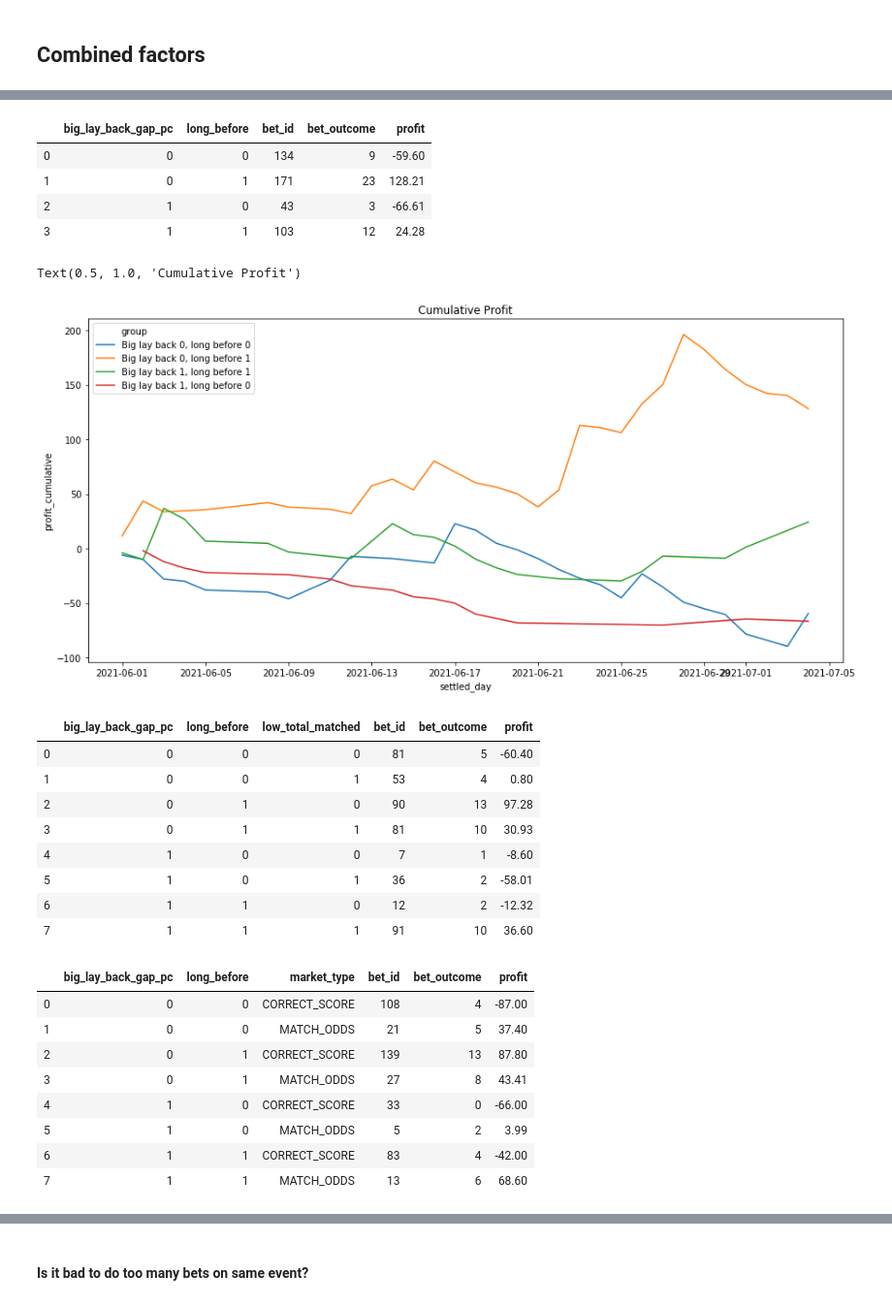
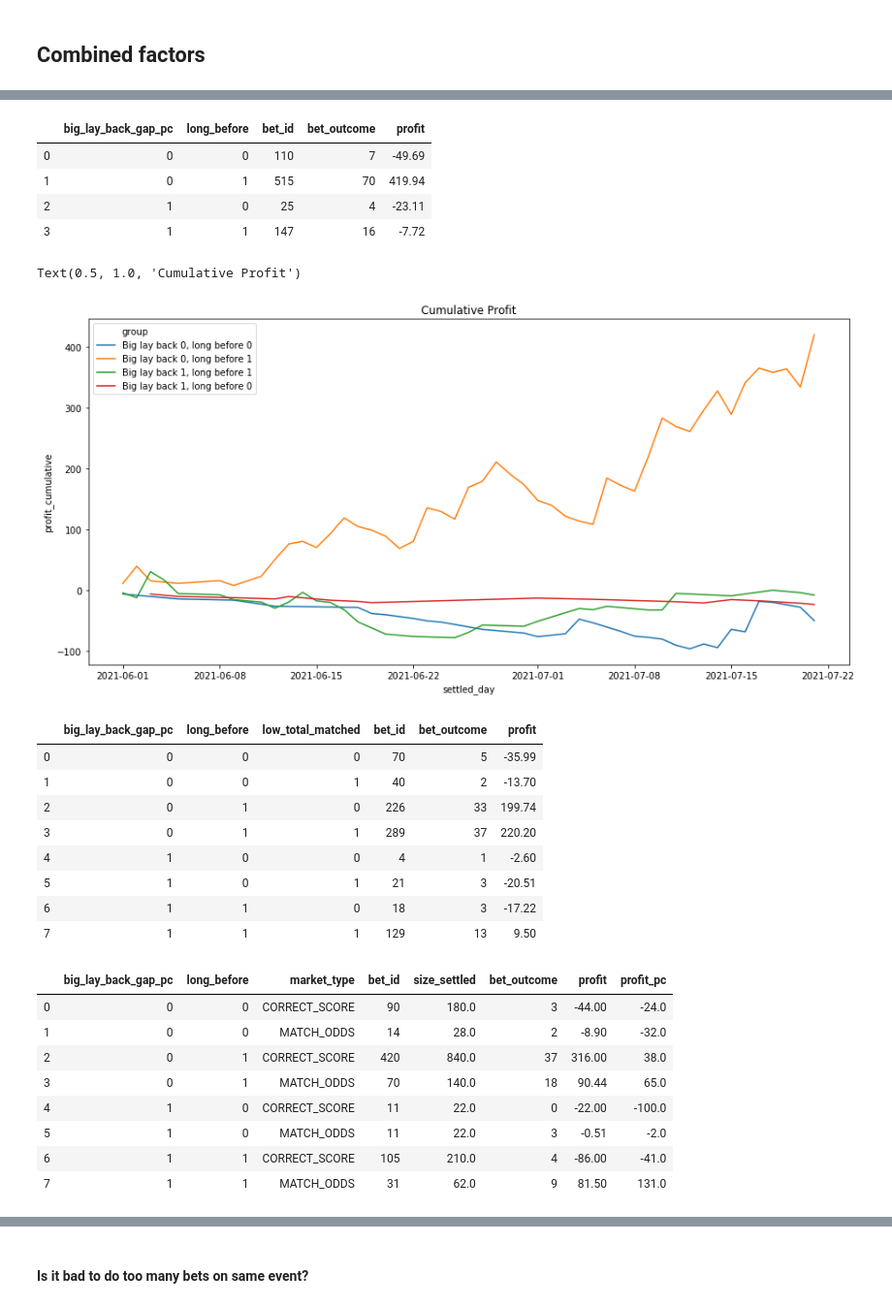
Before and after one commit to AngusMcKay/free_money, a Jupyter notebook: tote/Betfair football monitor.ipynb, the cells around one changed output, grey strips where cells are left out. Shown at 97% size. Cells and saved outputs as stored; diff of their text form; code cells hidden in the pictures.

```diff
--- a/tote/Betfair football monitor.ipynb
+++ b/tote/Betfair football monitor.ipynb
@@ -604,5 +707,5 @@ Text(0.5, 1.0, 'Cumulative Profit')
 # %%
-predictions_data['long_before'] = (predictions_data['minutes_to_event']>240)*1
+predictions_data['long_before'] = (predictions_data['minutes_to_event']>60)*1
 predictions_data.groupby(['long_before', 'market_type']).agg({
     'bet_id': len,
     'bet_outcome': lambda x: sum(np.array(x)=='WON'),
@@ -692,10 +800,10 @@ predictions_data.groupby(['big_lay_back_gap_pc', 'long_before']).agg({
 }).reset_index().sort_values(['big_lay_back_gap_pc', 'long_before'])
 # %% [output]
 |  | big_lay_back_gap_pc | long_before | bet_id | bet_outcome | profit |
-| 0 | 0 | 0 | 134 | 9 | -59.60 |
-| 1 | 0 | 1 | 171 | 23 | 128.21 |
-| 2 | 1 | 0 | 43 | 3 | -66.61 |
-| 3 | 1 | 1 | 103 | 12 | 24.28 |
+| 0 | 0 | 0 | 110 | 7 | -49.69 |
+| 1 | 0 | 1 | 515 | 70 | 419.94 |
+| 2 | 1 | 0 | 25 | 4 | -23.11 |
+| 3 | 1 | 1 | 147 | 16 | -7.72 |
 # %%
 daily_aggs_comb = predictions_data.groupby(['settled_day', 'big_lay_back_gap_pc', 'long_before'])['profit'].sum().reset_index().sort_values('settled_day')
 daily_aggs_comb['profit_cumulative'] = daily_aggs_comb.groupby(['big_lay_back_gap_pc', 'long_before'])['profit'].cumsum()
@@ -707,7 +815,7 @@ sns.lineplot(data=daily_aggs_comb, x='settled_day', y='profit_cumulative', hue='
 #sns.lineplot(data=daily_aggs_comb, x='settled_day', y='profit', ax=ax, label='Daily Profit')
 # %% [output]
 Text(0.5, 1.0, 'Cumulative Profit')
-[figure, old version]
+[figure, new version]
 # %%
 predictions_data.groupby(['big_lay_back_gap_pc', 'long_before', 'low_total_matched']).agg({
     'bet_id': len,
@@ -716,30 +824,33 @@ predictions_data.groupby(['big_lay_back_gap_pc', 'long_before', 'low_total_match
 }).reset_index().sort_values(['big_lay_back_gap_pc', 'long_before', 'low_total_matched'])
 # %% [output]
 |  | big_lay_back_gap_pc | long_before | low_total_matched | bet_id | bet_outcome | profit |
-| 0 | 0 | 0 | 0 | 81 | 5 | -60.40 |
-| 1 | 0 | 0 | 1 | 53 | 4 | 0.80 |
-| 2 | 0 | 1 | 0 | 90 | 13 | 97.28 |
-| 3 | 0 | 1 | 1 | 81 | 10 | 30.93 |
-| 4 | 1 | 0 | 0 | 7 | 1 | -8.60 |
-| 5 | 1 | 0 | 1 | 36 | 2 | -58.01 |
-| 6 | 1 | 1 | 0 | 12 | 2 | -12.32 |
-| 7 | 1 | 1 | 1 | 91 | 10 | 36.60 |
+| 0 | 0 | 0 | 0 | 70 | 5 | -35.99 |
+| 1 | 0 | 0 | 1 | 40 | 2 | -13.70 |
+| 2 | 0 | 1 | 0 | 226 | 33 | 199.74 |
+| 3 | 0 | 1 | 1 | 289 | 37 | 220.20 |
+| 4 | 1 | 0 | 0 | 4 | 1 | -2.60 |
+| 5 | 1 | 0 | 1 | 21 | 3 | -20.51 |
+| 6 | 1 | 1 | 0 | 18 | 3 | -17.22 |
+| 7 | 1 | 1 | 1 | 129 | 13 | 9.50 |
 # %%
-predictions_data[predictions_data['market_type'].isin(['MATCH_ODDS', 'CORRECT_SCORE'])].groupby(['big_lay_back_gap_pc', 'long_before', 'market_type']).agg({
+to_show = predictions_data[predictions_data['market_type'].isin(['MATCH_ODDS', 'CORRECT_SCORE'])].groupby(['big_lay_back_gap_pc', 'long_before', 'market_type']).agg({
     'bet_id': len,
+    'size_settled': sum,
     'bet_outcome': lambda x: sum(np.array(x)=='WON'),
     'profit': sum
 }).reset_index().sort_values(['big_lay_back_gap_pc', 'long_before', 'market_type'])
+to_show['profit_pc'] = (100*(to_show['profit']/to_show['size_settled'])).round(0)
+to_show
 # %% [output]
-|  | big_lay_back_gap_pc | long_before | market_type | bet_id | bet_outcome | profit |
-| 0 | 0 | 0 | CORRECT_SCORE | 108 | 4 | -87.00 |
-| 1 | 0 | 0 | MATCH_ODDS | 21 | 5 | 37.40 |
-| 2 | 0 | 1 | CORRECT_SCORE | 139 | 13 | 87.80 |
-| 3 | 0 | 1 | MATCH_ODDS | 27 | 8 | 43.41 |
-| 4 | 1 | 0 | CORRECT_SCORE | 33 | 0 | -66.00 |
-| 5 | 1 | 0 | MATCH_ODDS | 5 | 2 | 3.99 |
-| 6 | 1 | 1 | CORRECT_SCORE | 83 | 4 | -42.00 |
-| 7 | 1 | 1 | MATCH_ODDS | 13 | 6 | 68.60 |
+|  | big_lay_back_gap_pc | long_before | market_type | bet_id | size_settled | bet_outcome | profit | profit_pc |
+| 0 | 0 | 0 | CORRECT_SCORE | 90 | 180.0 | 3 | -44.00 | -24.0 |
+| 1 | 0 | 0 | MATCH_ODDS | 14 | 28.0 | 2 | -8.90 | -32.0 |
+| 2 | 0 | 1 | CORRECT_SCORE | 420 | 840.0 | 37 | 316.00 | 38.0 |
+| 3 | 0 | 1 | MATCH_ODDS | 70 | 140.0 | 18 | 90.44 | 65.0 |
+| 4 | 1 | 0 | CORRECT_SCORE | 11 | 22.0 | 0 | -22.00 | -100.0 |
+| 5 | 1 | 0 | MATCH_ODDS | 11 | 22.0 | 3 | -0.51 | -2.0 |
+| 6 | 1 | 1 | CORRECT_SCORE | 105 | 210.0 | 4 | -86.00 | -41.0 |
+| 7 | 1 | 1 | MATCH_ODDS | 31 | 62.0 | 9 | 81.50 | 131.0 |
 # %%
 daily_aggs_comb2 = predictions_data[predictions_data['market_type'].isin(['MATCH_ODDS', 'CORRECT_SCORE'])].groupby(
     ['settled_day', 'market_type', 'big_lay_back_gap_pc', 'long_before'])['profit'].sum().reset_index().sort_values('settled_day')
```
Also changed, not shown: parts of 74 cells of this notebook, 2 other files.
